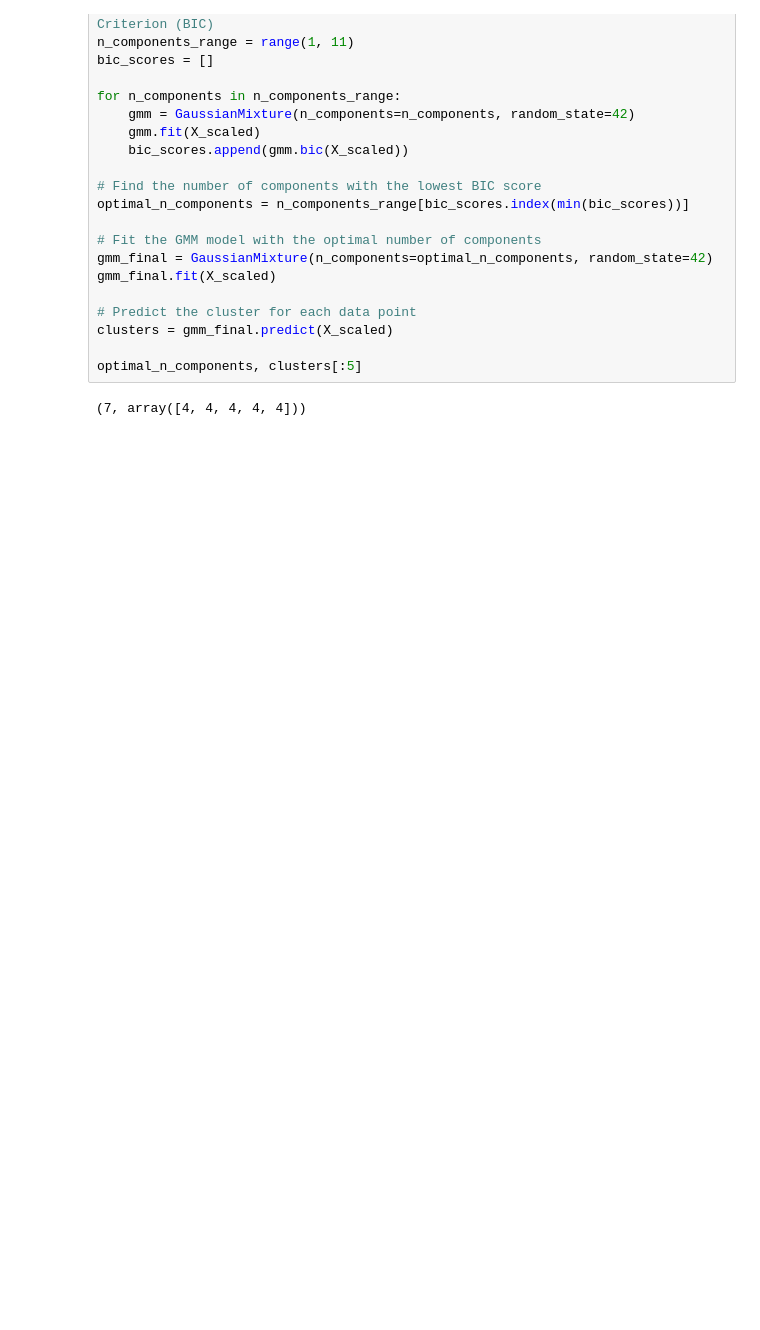
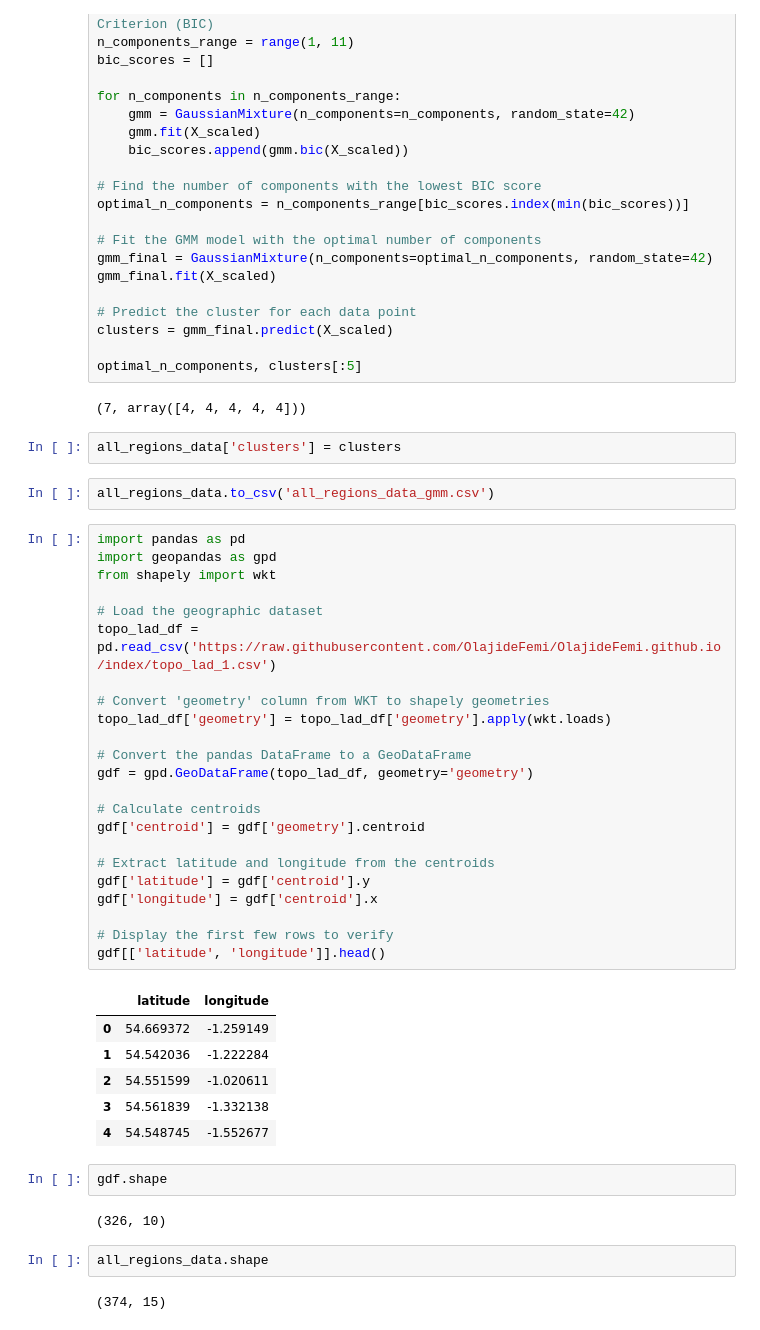
Before and after one commit to OlajideFemi/Carbon-Footprint, a Jupyter notebook: Untitled9.ipynb, the cells around one changed output. Cells and saved outputs as stored; diff of their text form; blank space fills up the shorter version.

```diff
--- a/Untitled9.ipynb
+++ b/Untitled9.ipynb
@@ -192,3 +192,45 @@ clusters = gmm_final.predict(X_scaled)
 optimal_n_components, clusters[:5]
 # %% [output]
 (7, array([4, 4, 4, 4, 4]))
+# %%
+all_regions_data['clusters'] = clusters
+# %%
+all_regions_data.to_csv('all_regions_data_gmm.csv')
+# %%
+import pandas as pd
+import geopandas as gpd
+from shapely import wkt
+
+# Load the geographic dataset
+topo_lad_df = pd.read_csv('https://raw.githubusercontent.com/OlajideFemi/OlajideFemi.github.io/index/topo_lad_1.csv')
+
+# Convert 'geometry' column from WKT to shapely geometries
+topo_lad_df['geometry'] = topo_lad_df['geometry'].apply(wkt.loads)
+
+# Convert the pandas DataFrame to a GeoDataFrame
+gdf = gpd.GeoDataFrame(topo_lad_df, geometry='geometry')
+
+# Calculate centroids
+gdf['centroid'] = gdf['geometry'].centroid
+
+# Extract latitude and longitude from the centroids
+gdf['latitude'] = gdf['centroid'].y
+gdf['longitude'] = gdf['centroid'].x
+
+# Display the first few rows to verify
+gdf[['latitude', 'longitude']].head()
+# %% [output]
+|  | latitude | longitude |
+| 0 | 54.669372 | -1.259149 |
+| 1 | 54.542036 | -1.222284 |
+| 2 | 54.551599 | -1.020611 |
+| 3 | 54.561839 | -1.332138 |
+| 4 | 54.548745 | -1.552677 |
+# %%
+gdf.shape
+# %% [output]
+(326, 10)
+# %%
+all_regions_data.shape
+# %% [output]
+(374, 15)
```
Also changed, not shown: parts of 7 cells of this notebook.
